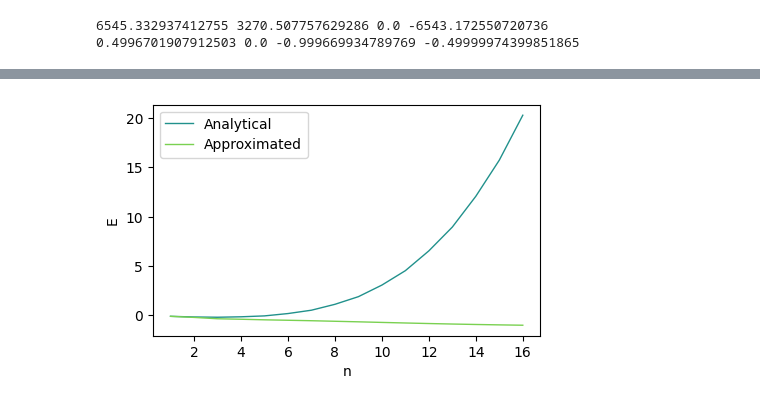
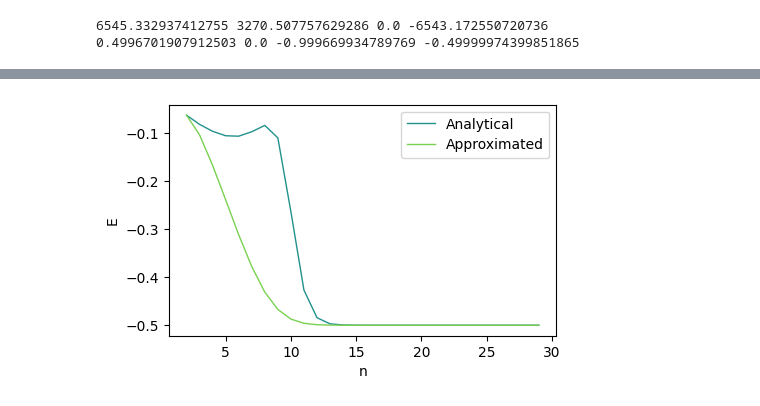
Before and after one commit to BelugaHaechi/garcia-theoretical-chemistry, a Jupyter notebook: Hatom-fix.ipynb, the cells around one changed output, grey strips where cells are left out. Saved outputs shown, nothing was run; the diff lists cells and outputs as text; code cells hidden in the pictures.

Commit message:
Correct exact coefficients for H w/ modified basis

```diff
--- a/Hatom-fix.ipynb
+++ b/Hatom-fix.ipynb
@@ -180,12 +180,21 @@ print(angular_ke_matrix)
  [0. 0. 0. ... 0. 0. 0.]
  [0. 0. 0. ... 0. 0. 0.]]
 # %%
-#obtaining coefficients
+#obtaining exact coefficients
 phi = lambda r: r * (math.e)**(-Z * r)
+
 c = np.zeros(n-1)
 for l in range(n-1):
-    c[l] = ((2*(l+1)+1)/2) * np.dot(phi(L * 0.5 * (roots + 1)) * b(l), weights)
+    c[l] = (2*l +3) * 0.5 * np.dot(phi(L * 0.5 * (roots + 1)) * P[l+1], weights)
 print(c)
-fit = lambda x : np.dot(eval_legendre(range(n-1), 2 * x/L -1), c)
+
+# return basis function evaluations
+def basis_eval(n, x):
+    res = np.zeros(n)
+    for i in range(n):
+        res[i] = eval_legendre(i+1, 2/L * x -1) - (-1)**(i+1)
+    return res
+
+fit = lambda x : np.dot(basis_eval(n-1, x), c)
 fit(6),phi(6)
 # %% [output]
@@ -420,26 +440,26 @@ setup(50)
 # %%
 X = []
 e_exact = []
 e_approx = []
 
-for i in range(1,17,1):
+for i in range(2,30,1):
     exact, approx = setup(i)
     X.append(i)
     e_exact.append(exact)
     e_approx.append(approx)
 
 
 fig, ax1 = plt.subplots(figsize=(5, 3))
 ax1.set_xlabel(r'n')
 ax1.set_ylabel(r'E')
 
 colors = plt.cm.viridis([.5, .8])
 
 p1 = ax1.plot(X, e_exact, color=colors[0], ls='-', lw=1, label='Analytical')
 p2 = ax1.plot(X, e_approx, color=colors[1], ls='-', lw=1, label='Approximated')
 
 ax1.legend(handles=p1+p2, loc='best')
 
 plt.savefig('fig/hatom-fix.png', bbox_inches='tight', dpi=300)
 # %% [output]
-[figure, old version]
+[figure, new version]
```
Also changed, not shown: parts of 6 cells of this notebook, 1 other file.
